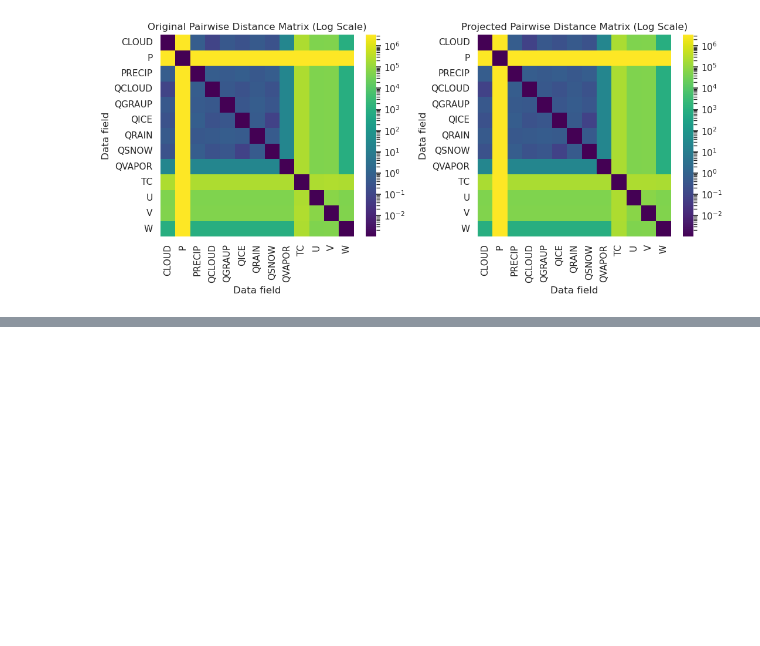
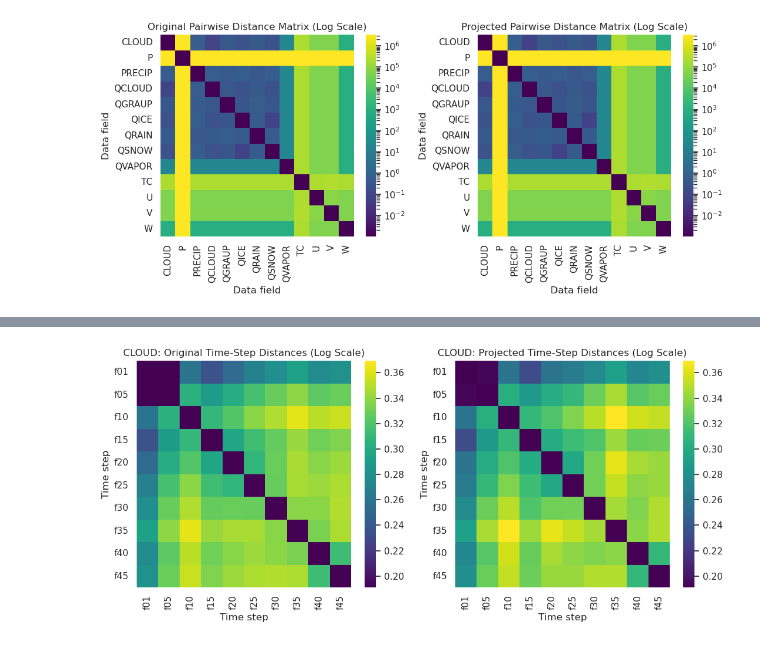
Before and after one commit to jw447/random_projection, a Jupyter notebook: random_projection.ipynb, the cells around one changed output, grey strips where cells are left out. Drawn from its saved outputs; the diff is of its cells as text; code cells hidden in the pictures; blank space fills up the shorter version.

```diff
--- a/random_projection.ipynb
+++ b/random_projection.ipynb
@@ -19,15 +19,20 @@ import numpy as np
 import pandas as pd
 import matplotlib.pyplot as plt
 import seaborn as sns
-from matplotlib.colors import LogNorm
+from matplotlib.colors import LogNorm, Normalize
 
 from sklearn.random_projection import (
     johnson_lindenstrauss_min_dim,
     SparseRandomProjection,
     GaussianRandomProjection,
 )
-from scipy.stats import pearsonr, spearmanr
 
 from random_projection import load_raw_binary, euclidean_distance, gaussian_random_projection_fp16_cpu, gaussian_random_projection_fp16_gpu
 
 sns.set_theme(style="whitegrid")
+
+data_dir = "/home/jwang96/datasets/Hurricane_new/clean-data-Jinyang/"
+field_name = ["CLOUD", "P", "PRECIP", "QCLOUD", "QGRAUP", "QICE", "QRAIN", "QSNOW", "QVAPOR", "TC", "U", "V", "W"]
+data_shape = (500, 500, 100)
+
+projection_method = "manual_cuda"  # choices: ["manual_cpu", "manual_cuda", "sklearn_sparse", "sklearn_gaussian"]
@@ -177,0 +173,73 @@ plt.show()
+# %%
+for field_for_time in field_name:
+    # time_steps = list(range(1, 49))
+    time_steps = [1, 5, 10, 15, 20, 25, 30, 35, 40, 45]
+
+    time_vectors = []
+    for ts in time_steps:
+        input_file = f"{data_dir}/{field_for_time}/{field_for_time}f{ts:02d}.bin"
+        raw = load_raw_binary(input_file, dtype=np.float32, shape=data_shape)
+        time_vectors.append(raw.reshape(-1))
+
+    time_matrix = np.stack(time_vectors, axis=0)
+    n_time_samples = time_matrix.shape[0]
+
+    # JL-based component count for 48 samples
+    eps_time = 0.1
+    min_components_time = johnson_lindenstrauss_min_dim(n_samples=n_time_samples, eps=eps_time)
+
+    time_projected_matrix = random_project(time_matrix, n_components=min_components_time, method=projection_method)
+
+    distance_time_original = np.zeros((n_time_samples, n_time_samples), dtype=np.float32)
+    distance_time_projected = np.zeros((n_time_samples, n_time_samples), dtype=np.float32)
+
+    for i in range(n_time_samples):
+        for j in range(n_time_samples):
+            distance_time_original[i, j] = euclidean_distance(time_matrix[i], time_matrix[j])
+            distance_time_projected[i, j] = euclidean_distance(time_projected_matrix[i], time_projected_matrix[j])
+
+    # diag_epsilon_time = np.float32(1e-2)
+    # np.fill_diagonal(distance_time_original, diag_epsilon_time)
+    # np.fill_diagonal(distance_time_projected, diag_epsilon_time)
+
+    print(f"Loaded {n_time_samples} time steps for field: {field_for_time}")
+    print(f"Projection components (time-step analysis): {min_components_time}")
+
+    ## plotting
+    fig, axes = plt.subplots(1, 2, figsize=(11, 5))
+
+    all_positive_time = np.concatenate([
+        distance_time_original[distance_time_original > 0],
+        distance_time_projected[distance_time_projected > 0],
+    ])
+    if all_positive_time.size == 0:
+        raise ValueError("All time-step distances are zero; log scale requires positive values.")
+
+    vmin_time = all_positive_time.min()
+    vmax_time = all_positive_time.max()
+    norm_time = Normalize(vmin=vmin_time, vmax=vmax_time)
+
+    tick_pos = np.arange(len(time_steps)) + 0.5
+    tick_labels = [f"f{ts:02d}" if ts % 5 == 0 or ts in (1, 48) else "" for ts in time_steps]
+
+    sns.heatmap(distance_time_original, ax=axes[0], cmap='viridis', norm=norm_time)
+    axes[0].set_title(f'{field_for_time}: Original Time-Step Distances')
+    axes[0].set_xlabel('Time step')
+    axes[0].set_ylabel('Time step')
+    axes[0].set_xticks(tick_pos)
+    axes[0].set_yticks(tick_pos)
+    axes[0].set_xticklabels(tick_labels, rotation=90)
+    axes[0].set_yticklabels(tick_labels, rotation=0)
+
+    sns.heatmap(distance_time_projected, ax=axes[1], cmap='viridis', norm=norm_time)
+    axes[1].set_title(f'{field_for_time}: Projected Time-Step Distances')
+    axes[1].set_xlabel('Time step')
+    axes[1].set_ylabel('Time step')
+    axes[1].set_xticks(tick_pos)
+    axes[1].set_yticks(tick_pos)
+    axes[1].set_xticklabels(tick_labels, rotation=90)
+    axes[1].set_yticklabels(tick_labels, rotation=0)
+
+    plt.tight_layout()
+    plt.show()
+# %% [output]
@@ -177,0 +250 @@ plt.show()
+[figure, added]
```
Also changed, not shown: parts of 6 cells of this notebook, 1 other file.
